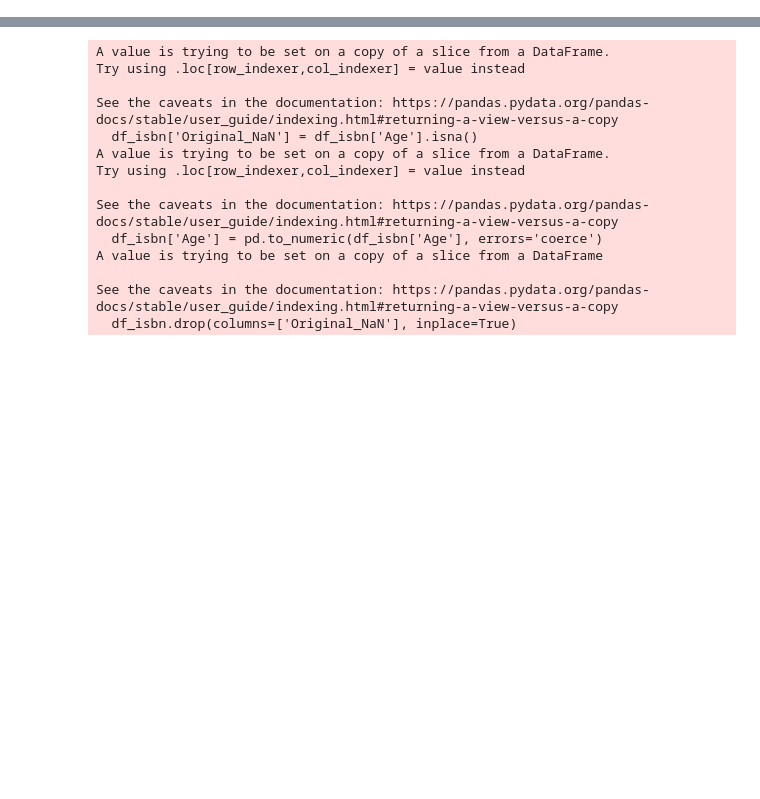
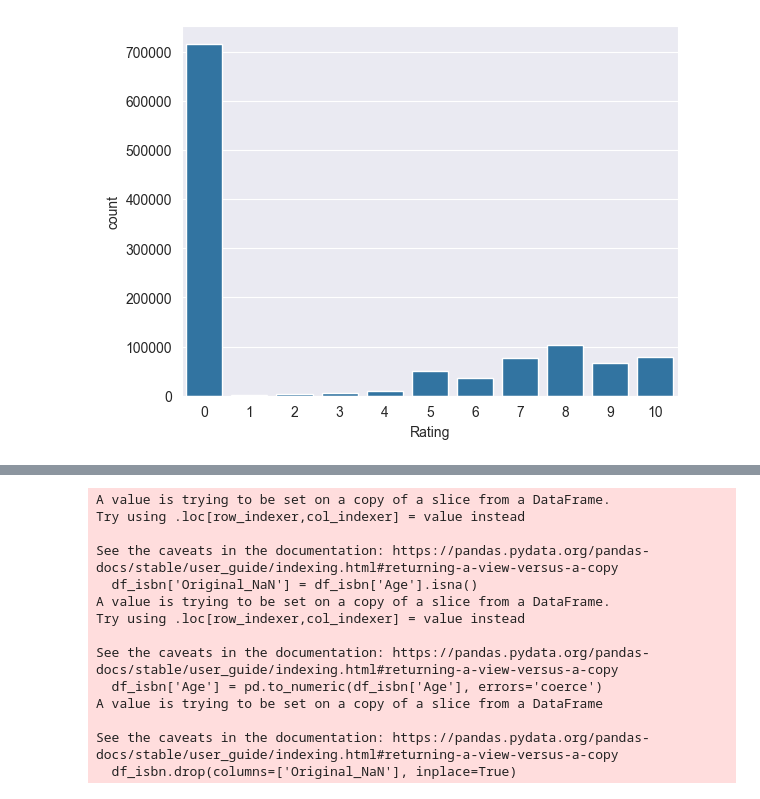
Before and after one commit to BRomanchuk/rs-ucu-books-recommender, a Jupyter notebook: experiments/mykyta_eda.ipynb, the cells around one changed output, grey strips where cells are left out. Cells and saved outputs as stored; diff of their text form; code cells hidden in the pictures; blank space fills up the shorter version.

```diff
--- a/experiments/mykyta_eda.ipynb
+++ b/experiments/mykyta_eda.ipynb
@@ -5,3 +7,7 @@ from sklearn.model_selection import train_test_split
 books = pd.read_csv('../data/Books.csv', delimiter=';')
 ratings = pd.read_csv('../data/Ratings.csv', delimiter=';')
 users = pd.read_csv('../data/Users.csv', delimiter=';')
+# %%
+sns.countplot(x="Rating", data=ratings);
+# %% [output]
+[figure, added]
```
Also changed, not shown: parts of 11 cells of this notebook, 1 other file.
